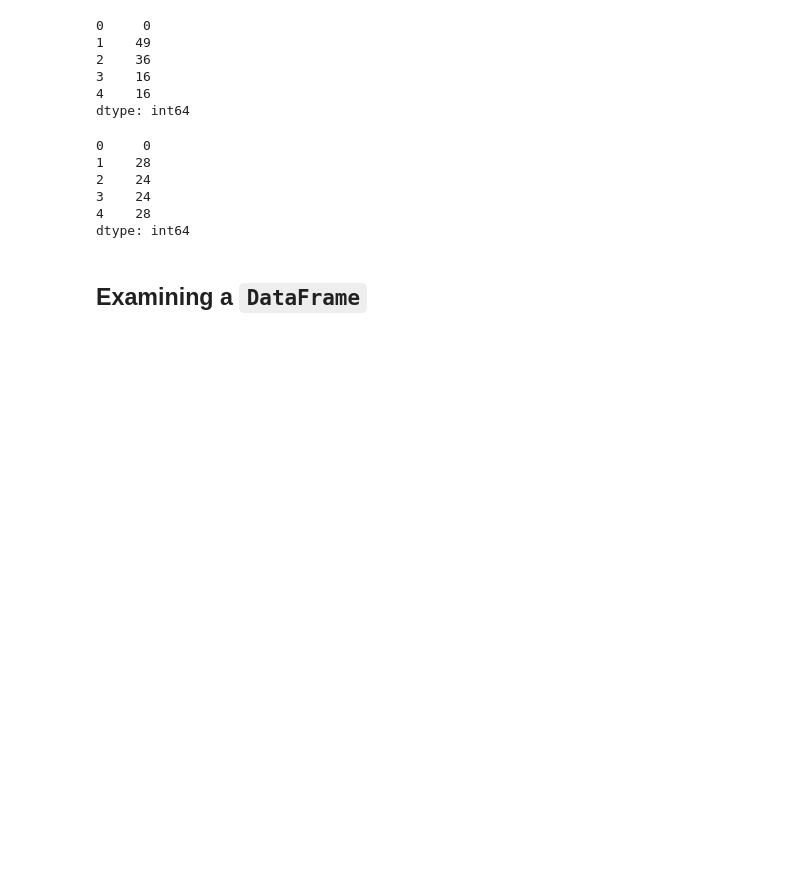
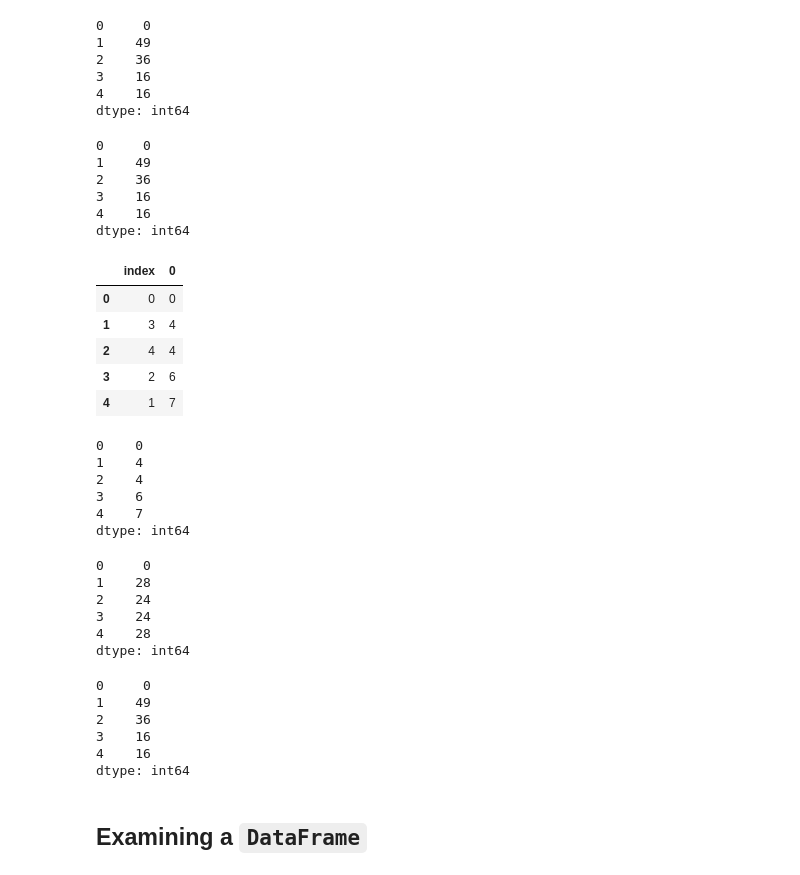
Before and after one commit to escape2020/school2022, a Jupyter notebook: pandas/1_pd_warmup.ipynb, the cells around one changed output. Drawn from its saved outputs; the diff is of its cells as text; code cells hidden in the pictures; blank space fills up the shorter version.

```diff
--- a/pandas/1_pd_warmup.ipynb
+++ b/pandas/1_pd_warmup.ipynb
@@ -124,6 +124,33 @@ s * s.sort_values()  # and are used to match elements
 3    16
 4    16
 dtype: int64
+# %%
+s * s
+# %% [output]
+0     0
+1    49
+2    36
+3    16
+4    16
+dtype: int64
+# %%
+s.sort_values().reset_index()
+# %% [output]
+|  | index | 0 |
+| 0 | 0 | 0 |
+| 1 | 3 | 4 |
+| 2 | 4 | 4 |
+| 3 | 2 | 6 |
+| 4 | 1 | 7 |
+# %%
+s.sort_values().reset_index(drop=True)  # don't add the old index as new column
+# %% [output]
+0    0
+1    4
+2    4
+3    6
+4    7
+dtype: int64
 # %%
 s * s.sort_values().reset_index(drop=True)
 # %% [output]
@@ -133,6 +160,15 @@ s * s.sort_values().reset_index(drop=True)
 3    24
 4    28
 dtype: int64
+# %%
+s * s.sort_values()
+# %% [output]
+0     0
+1    49
+2    36
+3    16
+4    16
+dtype: int64
 # %% [markdown]
 ## Examining a `DataFrame`
 # %%
```
Also changed, not shown: parts of 19 cells of this notebook, 3 other files.
